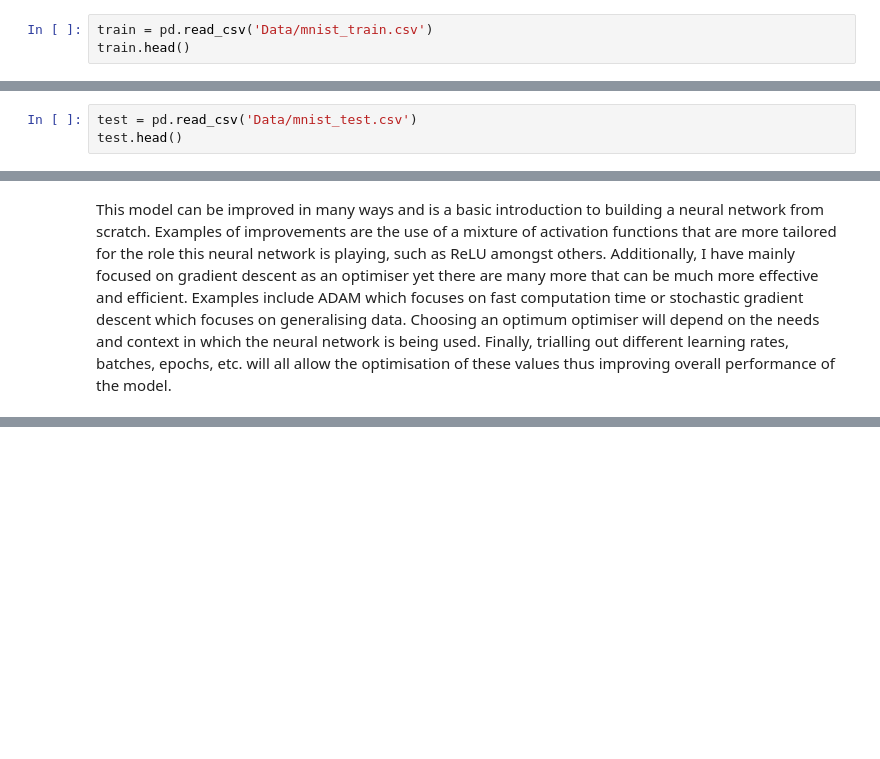
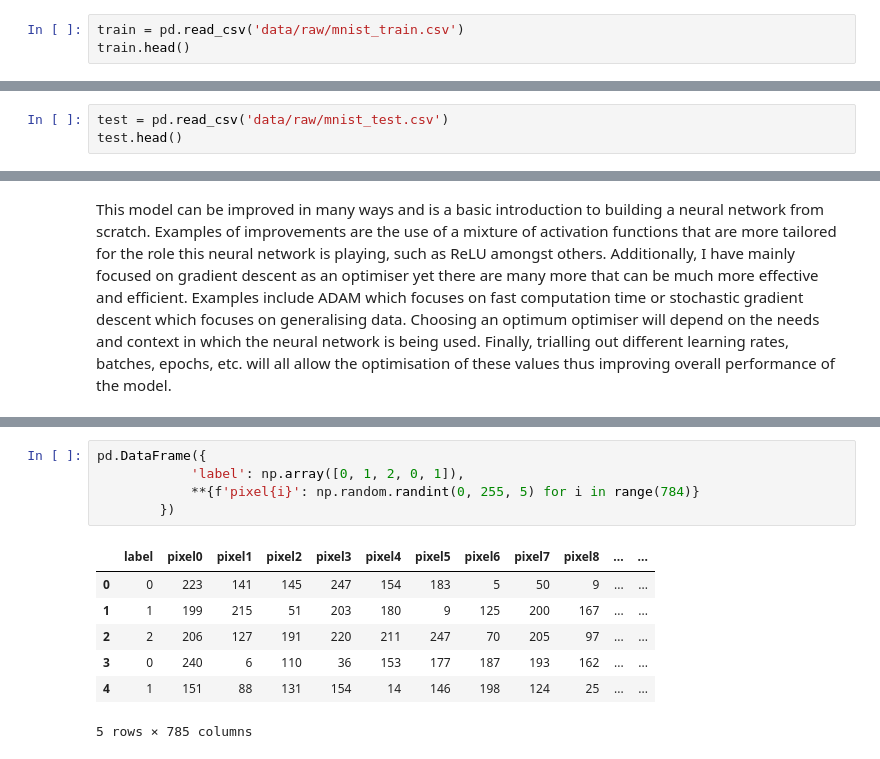
Before and after one commit to tarekkhatib16/Building_A_Neural_Network, a Jupyter notebook: main.ipynb, the cells around one changed output, grey strips where cells are left out. Saved outputs shown, nothing was run; the diff lists cells and outputs as text; blank space fills up the shorter version.

```diff
--- a/main.ipynb
+++ b/main.ipynb
@@ -172,7 +172,7 @@ from Functions.Loss import meanSquareError
 from Functions.deEnoder import deEncoder
 from Functions.toList import toList
 # %%
-train = pd.read_csv('Data/mnist_train.csv')
+train = pd.read_csv('data/raw/mnist_train.csv')
 train.head()
 # %% [output]
 |  | label | 1x1 | 1x2 | 1x3 | 1x4 | 1x5 | 1x6 | 1x7 | 1x8 | 1x9 | ... | ... |
@@ -183,7 +183,7 @@ train.head()
 | 4 | 9 | 0 | 0 | 0 | 0 | 0 | 0 | 0 | 0 | 0 | ... | ... |
 5 rows × 785 columns
 # %%
-test = pd.read_csv('Data/mnist_test.csv')
+test = pd.read_csv('data/raw/mnist_test.csv')
 test.head()
 # %% [output]
 |  | label | 1x1 | 1x2 | 1x3 | 1x4 | 1x5 | 1x6 | 1x7 | 1x8 | 1x9 | ... | ... |
@@ -355,0 +391,13 @@ This model can be improved in many ways and is a basic introduction to building
+# %%
+pd.DataFrame({
+            'label': np.array([0, 1, 2, 0, 1]),
+            **{f'pixel{i}': np.random.randint(0, 255, 5) for i in range(784)}
+        })
+# %% [output]
+|  | label | pixel0 | pixel1 | pixel2 | pixel3 | pixel4 | pixel5 | pixel6 | pixel7 | pixel8 | ... | ... |
+| 0 | 0 | 223 | 141 | 145 | 247 | 154 | 183 | 5 | 50 | 9 | ... | ... |
+| 1 | 1 | 199 | 215 | 51 | 203 | 180 | 9 | 125 | 200 | 167 | ... | ... |
+| 2 | 2 | 206 | 127 | 191 | 220 | 211 | 247 | 70 | 205 | 97 | ... | ... |
+| 3 | 0 | 240 | 6 | 110 | 36 | 153 | 177 | 187 | 193 | 162 | ... | ... |
+| 4 | 1 | 151 | 88 | 131 | 154 | 14 | 146 | 198 | 124 | 25 | ... | ... |
+5 rows × 785 columns
```
Also changed, not shown: parts of 4 cells of this notebook, 13 other files.
